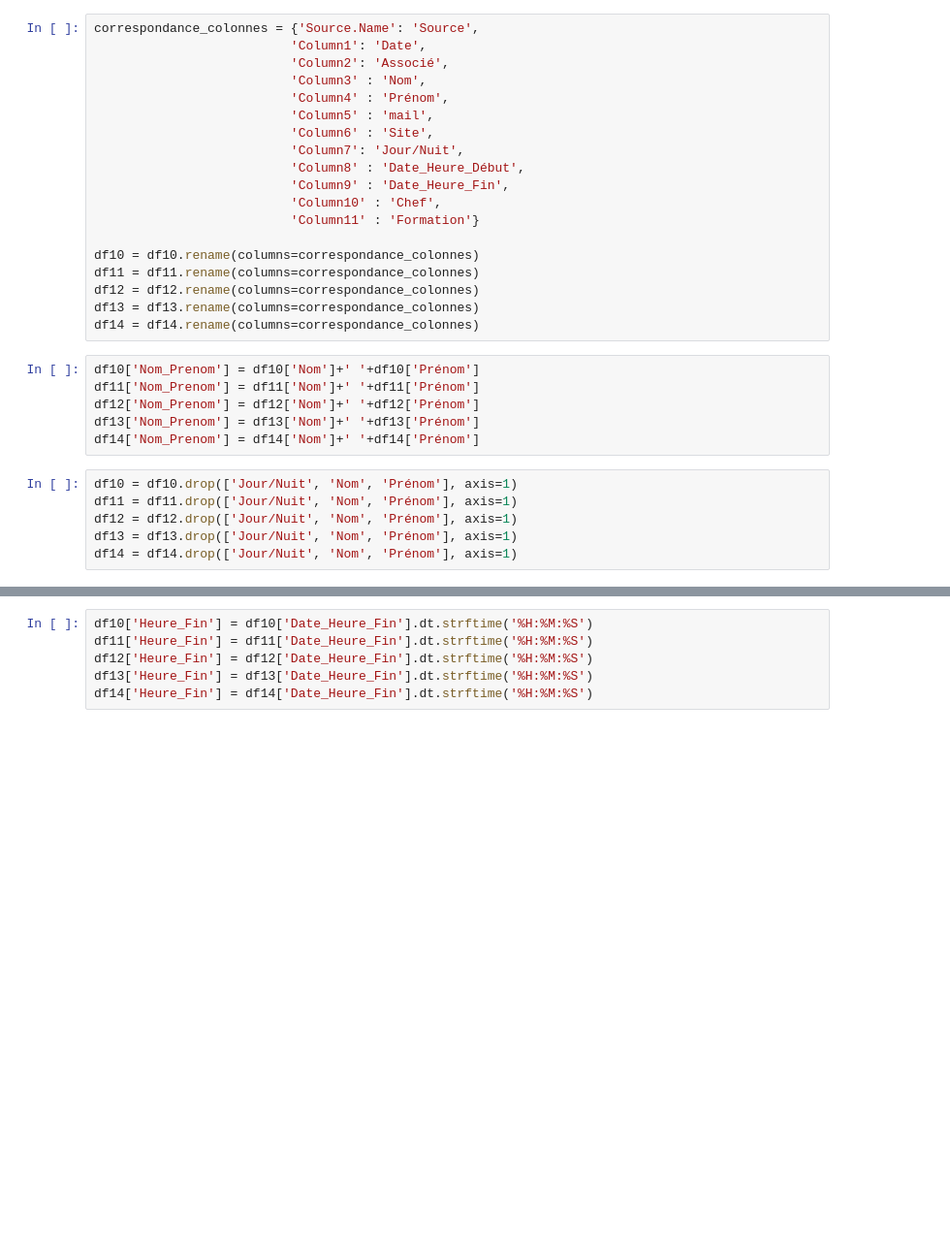
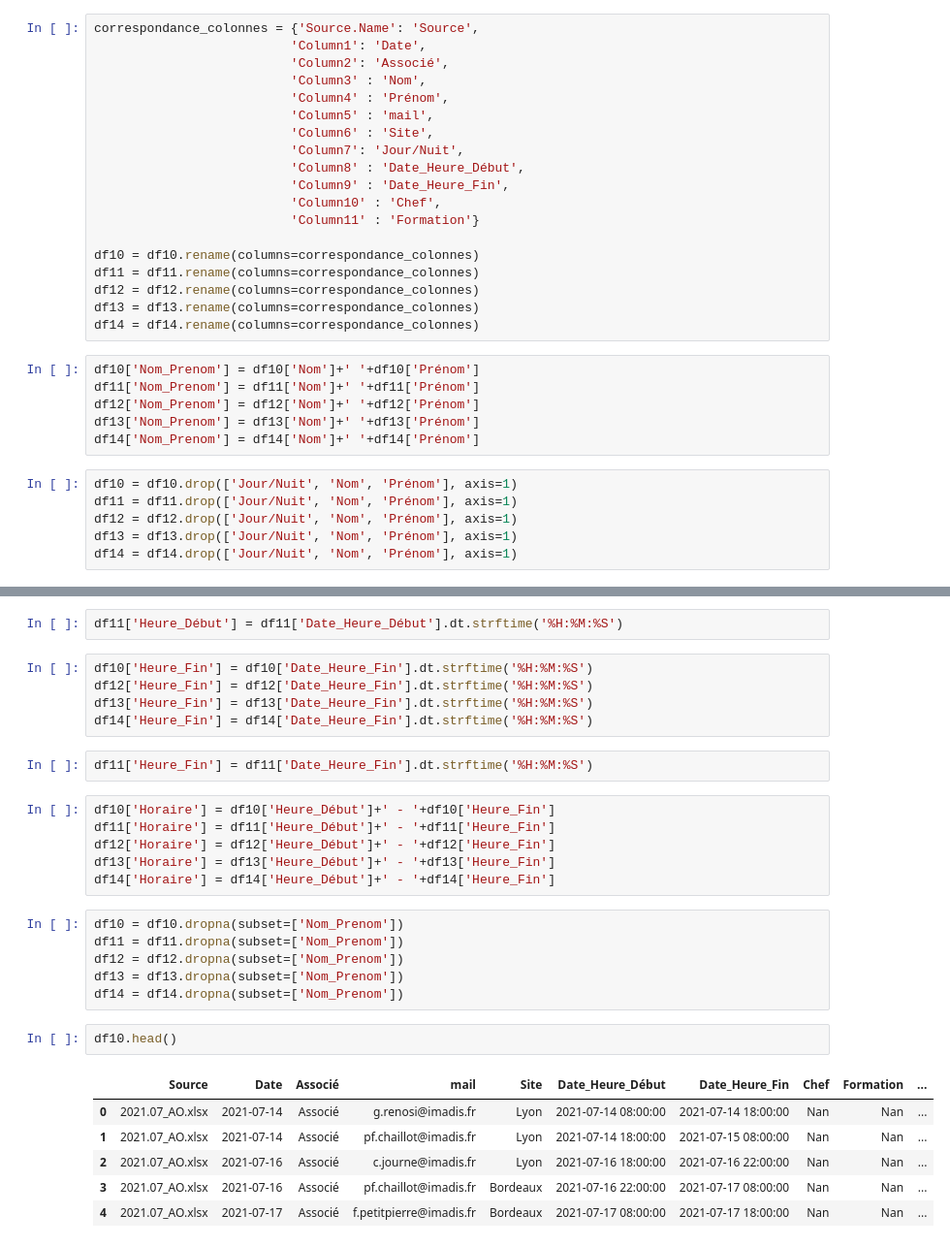
Before and after one commit to DeboraMandon/PoleMed_BDD, a Jupyter notebook: 2_bdd_planning.ipynb, the cells around one changed output, grey strips where cells are left out. Shown: that part at 97% size. Cells and saved outputs as stored; diff of their text form; blank space fills up the shorter version.

```diff
--- a/2_bdd_planning.ipynb
+++ b/2_bdd_planning.ipynb
@@ -176,12 +150,36 @@ df11['Heure_Début'] = df11['Date_Heure_Début'].dt.strftime('%H:%M:%S')
 df12['Heure_Début'] = df12['Date_Heure_Début'].dt.strftime('%H:%M:%S')
 df13['Heure_Début'] = df13['Date_Heure_Début'].dt.strftime('%H:%M:%S')
 df14['Heure_Début'] = df14['Date_Heure_Début'].dt.strftime('%H:%M:%S')
+# %%
+df11['Heure_Début'] = df11['Date_Heure_Début'].dt.strftime('%H:%M:%S')
 # %%
 df10['Heure_Fin'] = df10['Date_Heure_Fin'].dt.strftime('%H:%M:%S')
-df11['Heure_Fin'] = df11['Date_Heure_Fin'].dt.strftime('%H:%M:%S')
 df12['Heure_Fin'] = df12['Date_Heure_Fin'].dt.strftime('%H:%M:%S')
 df13['Heure_Fin'] = df13['Date_Heure_Fin'].dt.strftime('%H:%M:%S')
 df14['Heure_Fin'] = df14['Date_Heure_Fin'].dt.strftime('%H:%M:%S')
+# %%
+df11['Heure_Fin'] = df11['Date_Heure_Fin'].dt.strftime('%H:%M:%S')
+# %%
+df10['Horaire'] = df10['Heure_Début']+' - '+df10['Heure_Fin']
+df11['Horaire'] = df11['Heure_Début']+' - '+df11['Heure_Fin']
+df12['Horaire'] = df12['Heure_Début']+' - '+df12['Heure_Fin']
+df13['Horaire'] = df13['Heure_Début']+' - '+df13['Heure_Fin']
+df14['Horaire'] = df14['Heure_Début']+' - '+df14['Heure_Fin']
+# %%
+df10 = df10.dropna(subset=['Nom_Prenom'])
+df11 = df11.dropna(subset=['Nom_Prenom'])
+df12 = df12.dropna(subset=['Nom_Prenom'])
+df13 = df13.dropna(subset=['Nom_Prenom'])
+df14 = df14.dropna(subset=['Nom_Prenom'])
+# %%
+df10.head()
+# %% [output]
+|  | Source | Date | Associé | mail | Site | Date_Heure_Début | Date_Heure_Fin | Chef | Formation | ... |
+| 0 | 2021.07_AO.xlsx | 2021-07-14 | Associé | g.renosi@imadis.fr | Lyon | 2021-07-14 08:00:00 | 2021-07-14 18:00:00 | Nan | Nan | ... |
+| 1 | 2021.07_AO.xlsx | 2021-07-14 | Associé | pf.chaillot@imadis.fr | Lyon | 2021-07-14 18:00:00 | 2021-07-15 08:00:00 | Nan | Nan | ... |
+| 2 | 2021.07_AO.xlsx | 2021-07-16 | Associé | c.journe@imadis.fr | Lyon | 2021-07-16 18:00:00 | 2021-07-16 22:00:00 | Nan | Nan | ... |
+| 3 | 2021.07_AO.xlsx | 2021-07-16 | Associé | pf.chaillot@imadis.fr | Bordeaux | 2021-07-16 22:00:00 | 2021-07-17 08:00:00 | Nan | Nan | ... |
+| 4 | 2021.07_AO.xlsx | 2021-07-17 | Associé | f.petitpierre@imadis.fr | Bordeaux | 2021-07-17 08:00:00 | 2021-07-17 18:00:00 | Nan | Nan | ... |
 # %%
 dfs = [df6, df7, df8, df9, df10, df11, df12, df13, df14]
 
```
Also changed, not shown: parts of 22 cells of this notebook.
